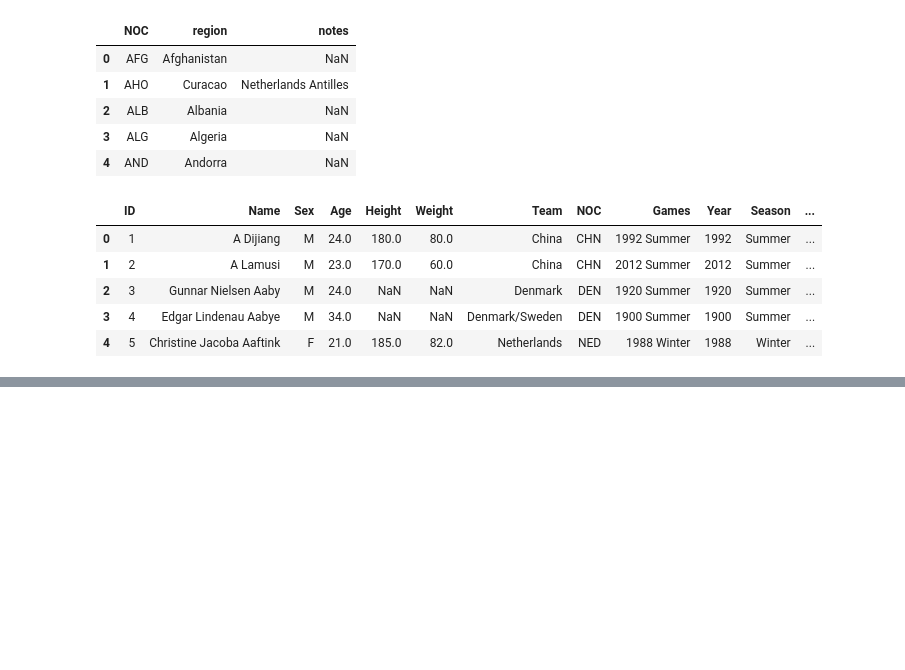
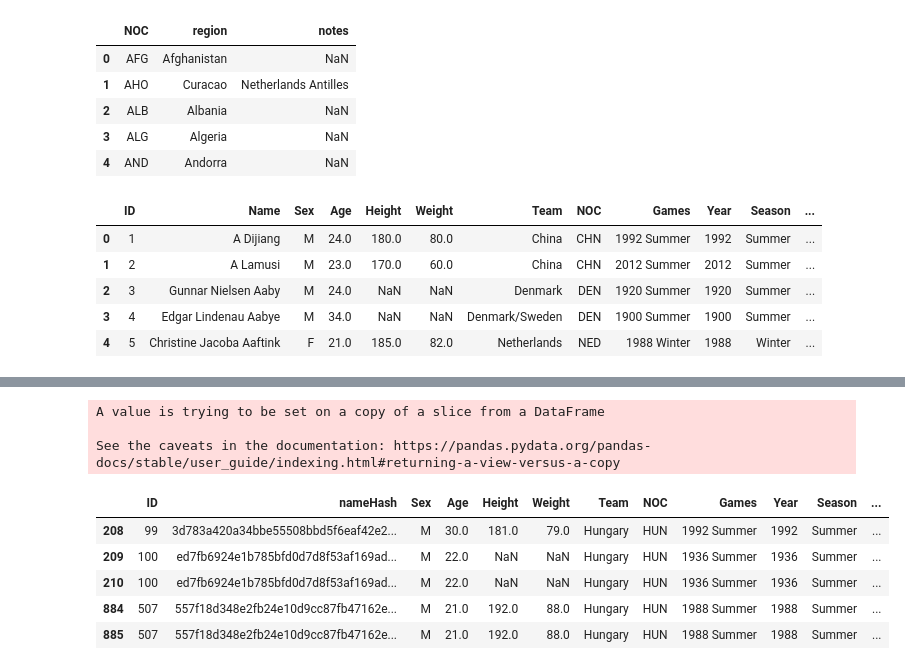
Before and after one commit to F-Degerman/Projekt_OS_Ungern, a Jupyter notebook: Egna_anteckningar/Adrian.ipynb, the cells around one changed output, grey strips where cells are left out. Saved outputs shown, nothing was run; the diff lists cells and outputs as text; code cells hidden in the pictures; blank space fills up the shorter version.

```diff
--- a/Egna_anteckningar/Adrian.ipynb
+++ b/Egna_anteckningar/Adrian.ipynb
@@ -88,0 +109,22 @@ Tidsinternall: 1896 - 2016
+# %%
+#Uppgift 1
+import hashlib as hl
+
+hun = df_os[df_os["NOC"] == "HUN"]
+
+nameHash = hun["Name"].apply(lambda x: hl.sha256(x.encode()).hexdigest())
+
+hun.insert(1, "nameHash", nameHash)
+hun.drop(axis=1, columns="Name", inplace=True)
+
+hun.head()
+# %% [output]
+A value is trying to be set on a copy of a slice from a DataFrame
+
+See the caveats in the documentation: https://pandas.pydata.org/pandas-docs/stable/user_guide/indexing.html#returning-a-view-versus-a-copy
+|  | ID | nameHash | Sex | Age | Height | Weight | Team | NOC | Games | Year | Season | ... |
+| 208 | 99 | 3d783a420a34bbe55508bbd5f6eaf42e2... | M | 30.0 | 181.0 | 79.0 | Hungary | HUN | 1992 Summer | 1992 | Summer | ... |
+| 209 | 100 | ed7fb6924e1b785bfd0d7d8f53af169ad... | M | 22.0 | NaN | NaN | Hungary | HUN | 1936 Summer | 1936 | Summer | ... |
+| 210 | 100 | ed7fb6924e1b785bfd0d7d8f53af169ad... | M | 22.0 | NaN | NaN | Hungary | HUN | 1936 Summer | 1936 | Summer | ... |
+| 884 | 507 | 557f18d348e2fb24e10d9cc87fb47162e... | M | 21.0 | 192.0 | 88.0 | Hungary | HUN | 1988 Summer | 1988 | Summer | ... |
+| 885 | 507 | 557f18d348e2fb24e10d9cc87fb47162e... | M | 21.0 | 192.0 | 88.0 | Hungary | HUN | 1988 Summer | 1988 | Summer | ... |
```
Also changed, not shown: parts of 14 cells of this notebook, 1 other file.
